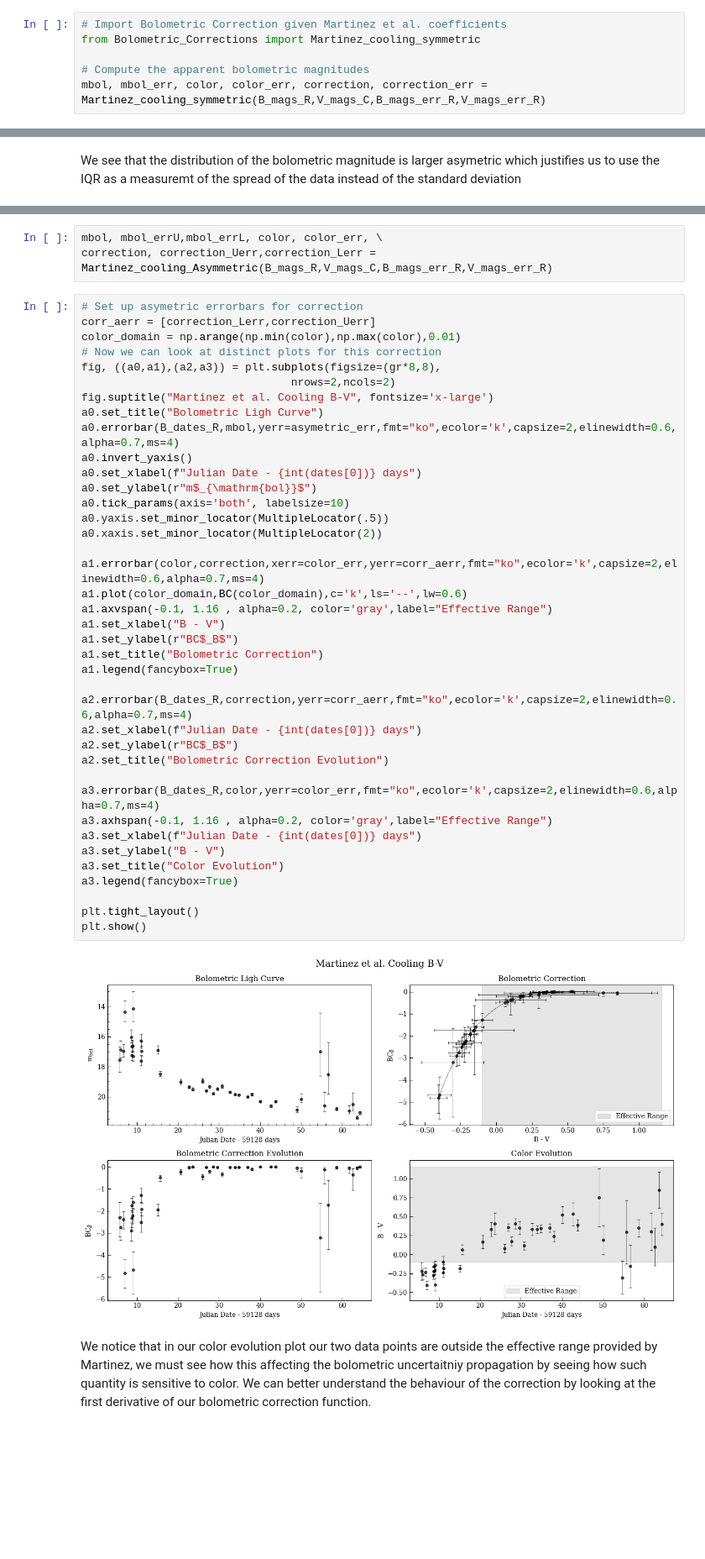
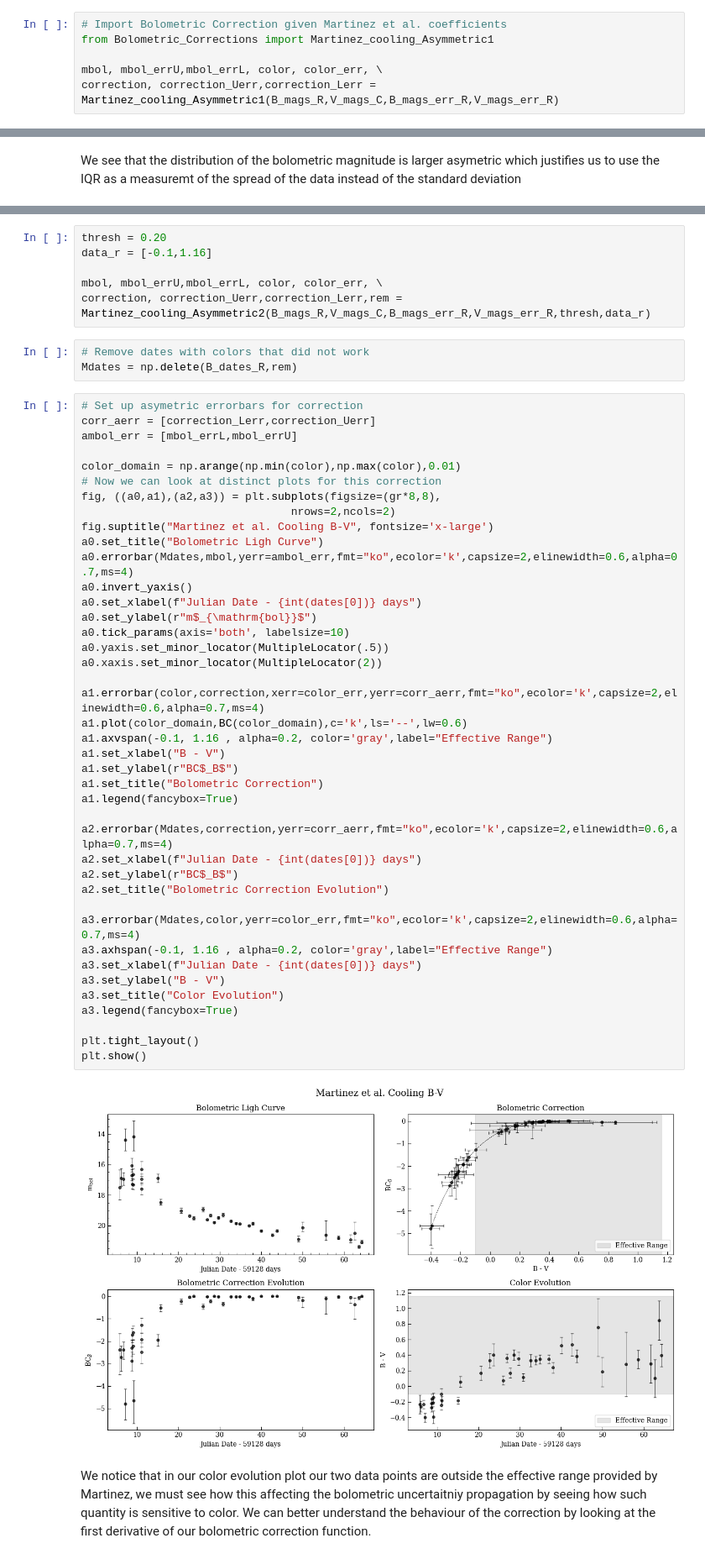
Before and after one commit to 159Patrick159/ZN-7090, a Jupyter notebook: Scripts/Generating Bolometric Light Curves.ipynb, the cells around one changed output, grey strips where cells are left out. Shown at 84% size. Saved outputs shown, nothing was run; the diff lists cells and outputs as text; blank space fills up the shorter version.

```diff
--- a/Scripts/Generating Bolometric Light Curves.ipynb
+++ b/Scripts/Generating Bolometric Light Curves.ipynb
@@ -257,7 +267,7 @@ $$
 # %%
 # Import Bolometric Correction given Martinez et al. coefficients
-from Bolometric_Corrections import Martinez_cooling_symmetric
+from Bolometric_Corrections import Martinez_cooling_Asymmetric1
 
-# Compute the apparent bolometric magnitudes
-mbol, mbol_err, color, color_err, correction, correction_err = Martinez_cooling_symmetric(B_mags_R,V_mags_C,B_mags_err_R,V_mags_err_R)
+mbol, mbol_errU,mbol_errL, color, color_err, \
+correction, correction_Uerr,correction_Lerr = Martinez_cooling_Asymmetric1(B_mags_R,V_mags_C,B_mags_err_R,V_mags_err_R)
 # %%
@@ -385,46 +463,54 @@ from Bolometric_Corrections import Martinez_cooling_Asymmetric
 # %%
+thresh = 0.20
+data_r = [-0.1,1.16]
+
 mbol, mbol_errU,mbol_errL, color, color_err, \
-correction, correction_Uerr,correction_Lerr = Martinez_cooling_Asymmetric(B_mags_R,V_mags_C,B_mags_err_R,V_mags_err_R)
+correction, correction_Uerr,correction_Lerr,rem = Martinez_cooling_Asymmetric2(B_mags_R,V_mags_C,B_mags_err_R,V_mags_err_R,thresh,data_r)
+# %%
+# Remove dates with colors that did not work
+Mdates = np.delete(B_dates_R,rem)
 # %%
 # Set up asymetric errorbars for correction
 corr_aerr = [correction_Lerr,correction_Uerr]
+ambol_err = [mbol_errL,mbol_errU]
+
 color_domain = np.arange(np.min(color),np.max(color),0.01)
 # Now we can look at distinct plots for this correction
 fig, ((a0,a1),(a2,a3)) = plt.subplots(figsize=(gr*8,8),
                                 nrows=2,ncols=2)
 fig.suptitle("Martinez et al. Cooling B-V", fontsize='x-large')
 a0.set_title("Bolometric Ligh Curve")
-a0.errorbar(B_dates_R,mbol,yerr=asymetric_err,fmt="ko",ecolor='k',capsize=2,elinewidth=0.6,alpha=0.7,ms=4)
+a0.errorbar(Mdates,mbol,yerr=ambol_err,fmt="ko",ecolor='k',capsize=2,elinewidth=0.6,alpha=0.7,ms=4)
 a0.invert_yaxis()
 a0.set_xlabel(f"Julian Date - {int(dates[0])} days")
 a0.set_ylabel(r"m$_{\mathrm{bol}}$")
 a0.tick_params(axis='both', labelsize=10)
 a0.yaxis.set_minor_locator(MultipleLocator(.5))
 a0.xaxis.set_minor_locator(MultipleLocator(2))
 
 a1.errorbar(color,correction,xerr=color_err,yerr=corr_aerr,fmt="ko",ecolor='k',capsize=2,elinewidth=0.6,alpha=0.7,ms=4)
 a1.plot(color_domain,BC(color_domain),c='k',ls='--',lw=0.6)
 a1.axvspan(-0.1, 1.16 , alpha=0.2, color='gray',label="Effective Range")
 a1.set_xlabel("B - V")
 a1.set_ylabel(r"BC$_B$")
 a1.set_title("Bolometric Correction")
 a1.legend(fancybox=True)
 
-a2.errorbar(B_dates_R,correction,yerr=corr_aerr,fmt="ko",ecolor='k',capsize=2,elinewidth=0.6,alpha=0.7,ms=4)
+a2.errorbar(Mdates,correction,yerr=corr_aerr,fmt="ko",ecolor='k',capsize=2,elinewidth=0.6,alpha=0.7,ms=4)
 a2.set_xlabel(f"Julian Date - {int(dates[0])} days")
 a2.set_ylabel(r"BC$_B$")
 a2.set_title("Bolometric Correction Evolution")
 
-a3.errorbar(B_dates_R,color,yerr=color_err,fmt="ko",ecolor='k',capsize=2,elinewidth=0.6,alpha=0.7,ms=4)
+a3.errorbar(Mdates,color,yerr=color_err,fmt="ko",ecolor='k',capsize=2,elinewidth=0.6,alpha=0.7,ms=4)
 a3.axhspan(-0.1, 1.16 , alpha=0.2, color='gray',label="Effective Range")
 a3.set_xlabel(f"Julian Date - {int(dates[0])} days")
 a3.set_ylabel("B - V")
 a3.set_title("Color Evolution")
 a3.legend(fancybox=True)
 
 plt.tight_layout()
 plt.show()
 # %% [output]
-[figure, old version]
+[figure, new version]
 # %% [markdown]
 We notice that in our color evolution plot our two data points are outside the effective range provided by Martinez, we must see how this affecting the bolometric uncertaitniy propagation by seeing how such quantity is sensitive to color. We can better understand the behaviour of the correction by looking at the first derivative of our bolometric correction function.
```
Also changed, not shown: parts of 24 cells of this notebook, 2 other files.
